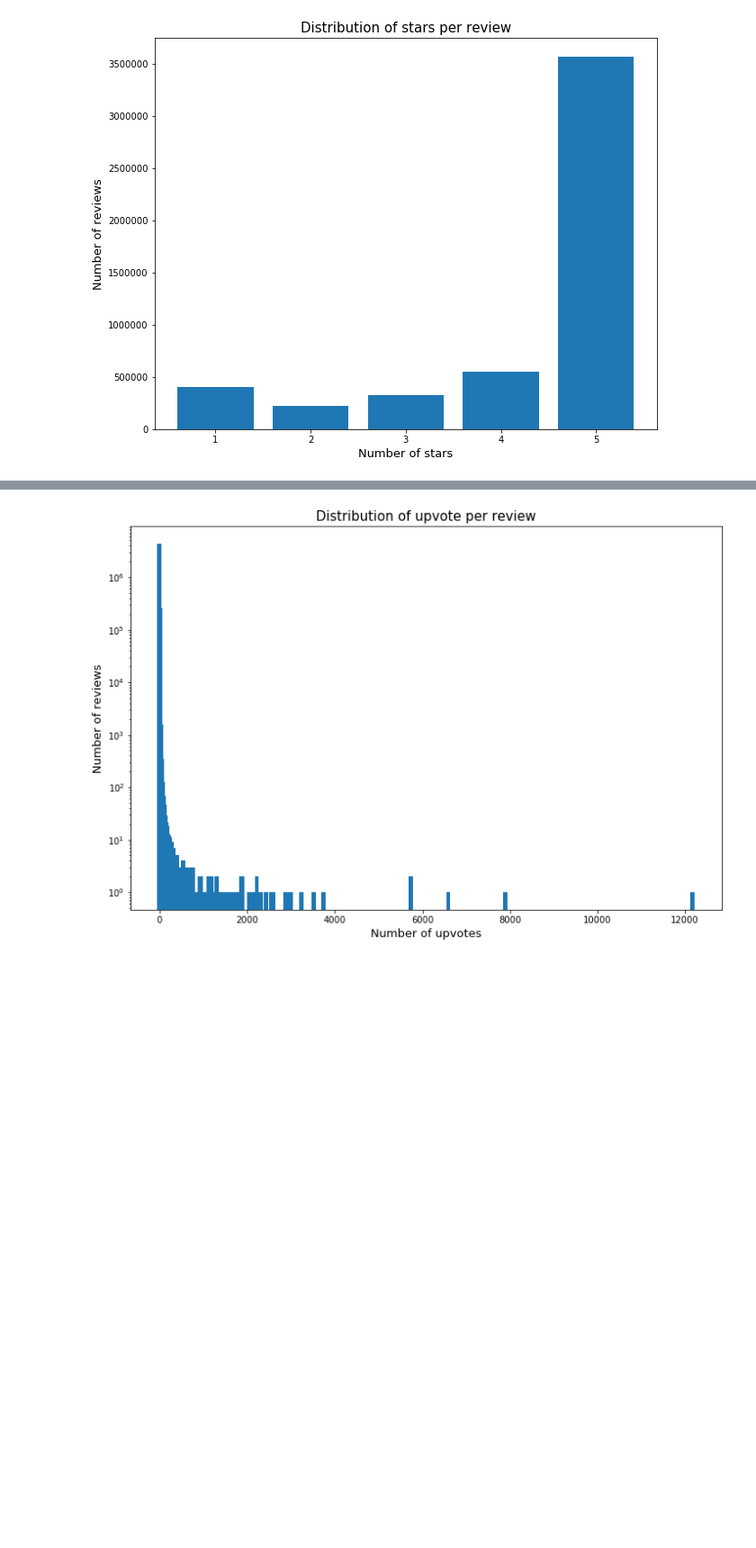
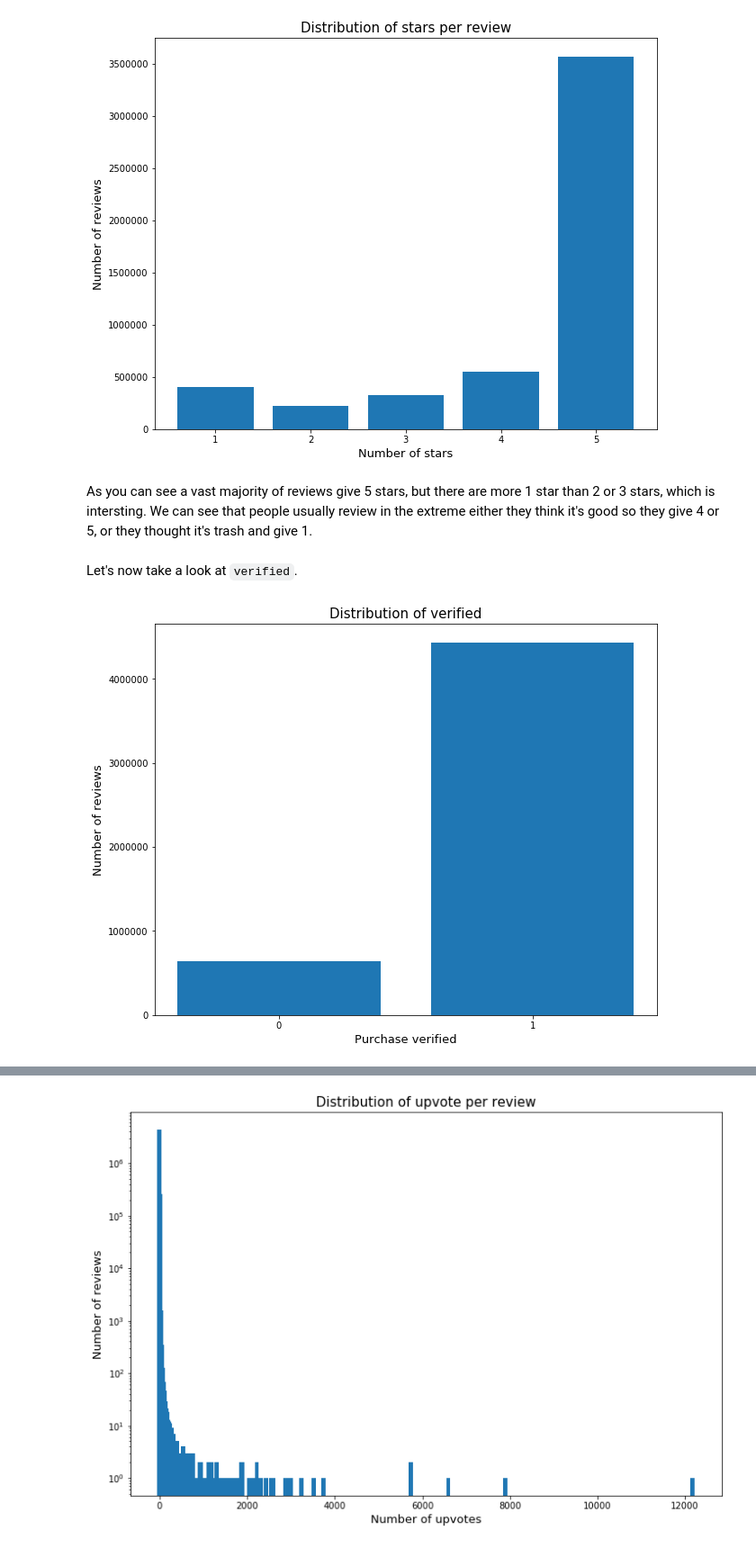
Before and after one commit to JulesssG/ADA-project, a Jupyter notebook: milestone_2.ipynb, the cells around one changed output, grey strips where cells are left out. Shown at 90% size. Drawn from its saved outputs; the diff is of its cells as text; code cells hidden in the pictures; blank space fills up the shorter version.

Commit message:
Finish Feature distribution analysis

```diff
--- a/milestone_2.ipynb
+++ b/milestone_2.ipynb
@@ -337,3 +354,16 @@ plot_bar_distribution(reviews['stars'],\
                       categorical=True)
 # %% [output]
 [figure]
+# %% [markdown]
+As you can see a vast majority of reviews give 5 stars, but there are more 1 star than 2 or 3 stars, which is intersting. We can see that people usually review in the extreme either they think it's good so they give 4 or 5, or they thought it's trash and give 1.
+# %% [markdown]
+Let's now take a look at `verified`.
+# %%
+plot_bar_distribution(reviews['verified'],\
+                      title="Distribution of verified",\
+                      xlabel="Purchase verified",\
+                      ylabel="Number of reviews",\
+                      figsize=(10,8),\
+                      categorical=True)
+# %% [output]
+[figure, added]
```
Also changed, not shown: parts of 14 cells of this notebook.
